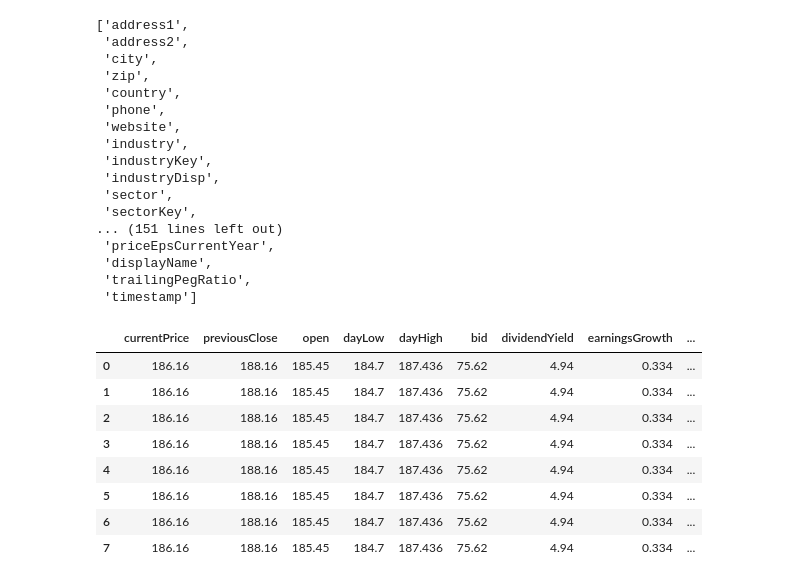
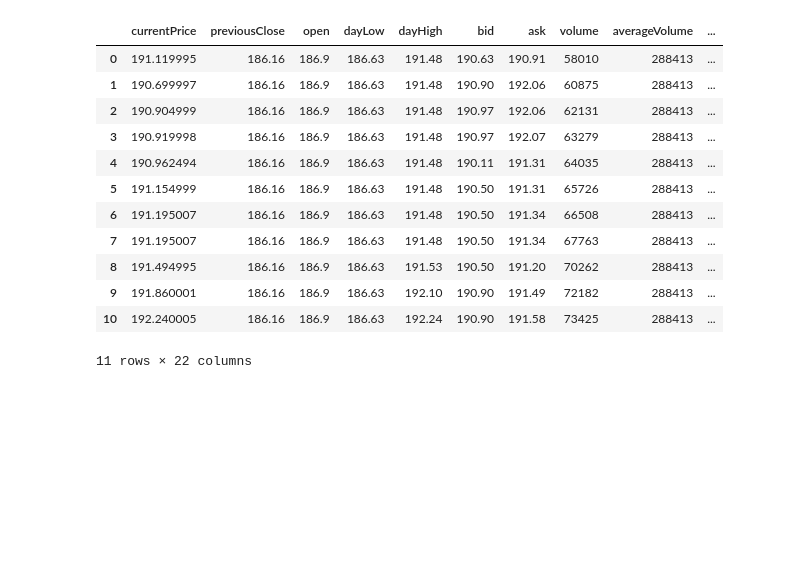
Before and after one commit to elpapx/bvl_live_tracker, a Jupyter notebook: frontend/dataframe.ipynb, the cells around one changed output. Drawn from its saved outputs; the diff is of its cells as text; code cells hidden in the pictures; blank space fills up the shorter version.

```diff
--- a/frontend/dataframe.ipynb
+++ b/frontend/dataframe.ipynb
@@ -2,37 +2,21 @@
 import pandas as pd
 import numpy as np
 # %%
-abs = pd.read_csv(r'E:\papx\end_to_end_ml\nb_pr\tickets_live_tracker\scraper\data\BAP_stockdata.csv')
+abs = pd.read_csv(r'E:\papx\end_to_end_ml\nb_pr\bvl_live_tracker1\scraper\data\bap_stock_data.csv')
-# %%
-list(abs.columns)
-# %% [output]
-['address1',
- 'address2',
- 'city',
- 'zip',
- 'country',
- 'phone',
- 'website',
- 'industry',
- 'industryKey',
- 'industryDisp',
- 'sector',
- 'sectorKey',
-... (151 lines left out)
- 'priceEpsCurrentYear',
- 'displayName',
- 'trailingPegRatio',
- 'timestamp']
-# %%
-abs[['currentPrice', 'previousClose', 'open', 'dayLow', 'dayHigh',  'bid', 'dividendYield','earningsGrowth',  'revenueGrowth','grossMargins', 'ebitdaMargins', 'operatingMargins','financialCurrency',  'returnOnAssets', 'returnOnEquity', 'bookValue', 'priceToBook']]
-# %% [output]
-|  | currentPrice | previousClose | open | dayLow | dayHigh | bid | dividendYield | earningsGrowth | ... |
-| 0 | 186.16 | 188.16 | 185.45 | 184.7 | 187.436 | 75.62 | 4.94 | 0.334 | ... |
-| 1 | 186.16 | 188.16 | 185.45 | 184.7 | 187.436 | 75.62 | 4.94 | 0.334 | ... |
-| 2 | 186.16 | 188.16 | 185.45 | 184.7 | 187.436 | 75.62 | 4.94 | 0.334 | ... |
-| 3 | 186.16 | 188.16 | 185.45 | 184.7 | 187.436 | 75.62 | 4.94 | 0.334 | ... |
-| 4 | 186.16 | 188.16 | 185.45 | 184.7 | 187.436 | 75.62 | 4.94 | 0.334 | ... |
-| 5 | 186.16 | 188.16 | 185.45 | 184.7 | 187.436 | 75.62 | 4.94 | 0.334 | ... |
-| 6 | 186.16 | 188.16 | 185.45 | 184.7 | 187.436 | 75.62 | 4.94 | 0.334 | ... |
-| 7 | 186.16 | 188.16 | 185.45 | 184.7 | 187.436 | 75.62 | 4.94 | 0.334 | ... |
+# %%
+abs
+# %% [output]
+|  | currentPrice | previousClose | open | dayLow | dayHigh | bid | ask | volume | averageVolume | ... |
+| 0 | 191.119995 | 186.16 | 186.9 | 186.63 | 191.48 | 190.63 | 190.91 | 58010 | 288413 | ... |
+| 1 | 190.699997 | 186.16 | 186.9 | 186.63 | 191.48 | 190.90 | 192.06 | 60875 | 288413 | ... |
+| 2 | 190.904999 | 186.16 | 186.9 | 186.63 | 191.48 | 190.97 | 192.06 | 62131 | 288413 | ... |
+| 3 | 190.919998 | 186.16 | 186.9 | 186.63 | 191.48 | 190.97 | 192.07 | 63279 | 288413 | ... |
+| 4 | 190.962494 | 186.16 | 186.9 | 186.63 | 191.48 | 190.11 | 191.31 | 64035 | 288413 | ... |
+| 5 | 191.154999 | 186.16 | 186.9 | 186.63 | 191.48 | 190.50 | 191.31 | 65726 | 288413 | ... |
+| 6 | 191.195007 | 186.16 | 186.9 | 186.63 | 191.48 | 190.50 | 191.34 | 66508 | 288413 | ... |
+| 7 | 191.195007 | 186.16 | 186.9 | 186.63 | 191.48 | 190.50 | 191.34 | 67763 | 288413 | ... |
+| 8 | 191.494995 | 186.16 | 186.9 | 186.63 | 191.53 | 190.50 | 191.20 | 70262 | 288413 | ... |
+| 9 | 191.860001 | 186.16 | 186.9 | 186.63 | 192.10 | 190.90 | 191.49 | 72182 | 288413 | ... |
+| 10 | 192.240005 | 186.16 | 186.9 | 186.63 | 192.24 | 190.90 | 191.58 | 73425 | 288413 | ... |
+11 rows × 22 columns
 # %%
```
Also changed, not shown: parts of 10 cells of this notebook, 6 other files.
